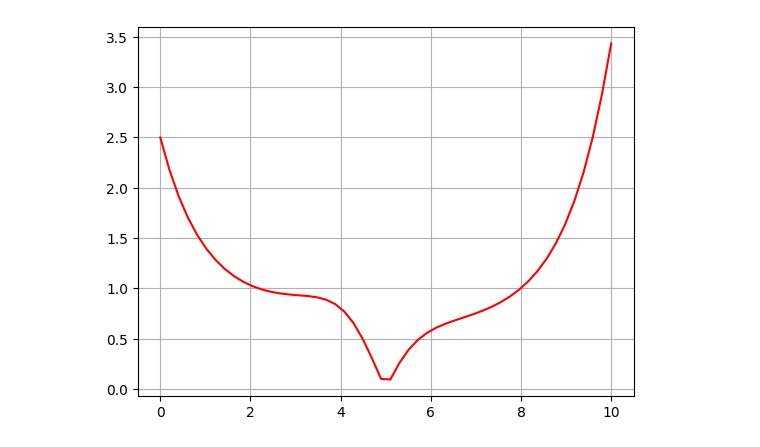
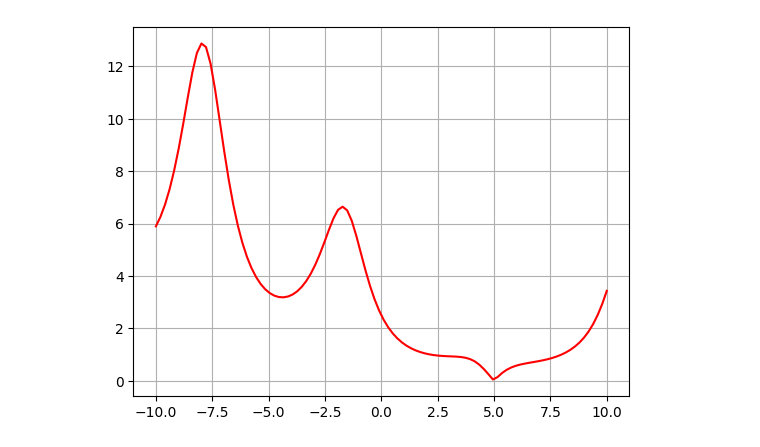
Before and after one commit to LuisPablo54/Algoritmos-bioinspirados, a Jupyter notebook: AlgoritmosCuanticosGeneticos.ipynb, the cells around one changed output. Drawn from its saved outputs; the diff is of its cells as text; code cells hidden in the pictures.

```diff
--- a/AlgoritmosCuanticosGeneticos.ipynb
+++ b/AlgoritmosCuanticosGeneticos.ipynb
@@ -1,16 +8,16 @@
 # %%
 # Construir algotimo genetico y encontrar el minimo de la funcion abs(x-5)/(2+sin(x))
 import numpy as np
 import matplotlib.pyplot as plt
 
-x = np.linspace(0, 10, 50)
+x = np.linspace(-10, 10, 100)
 y = abs(x-5) / (2 + np.sin(x))
 
 plt.plot(x, y, "r")
 plt.grid()
 plt.show()
 # %% [output]
-[figure, old version]
+[figure, new version]
 # %%
 # FUNCIÓN QUE INCIALIZA LAS AMPLITUDES
 # AL PRINCIPIO TODAS LAS AMPLITUDES SON IGUALESS 1/sqrt(2)
```
Also changed, not shown: parts of 10 cells of this notebook, 1 other file.
